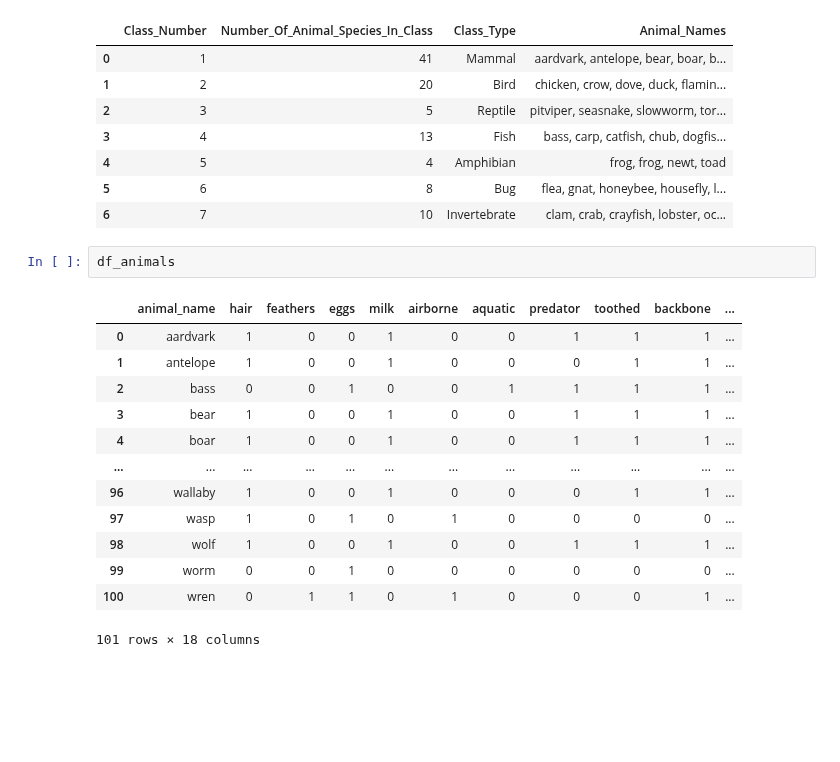
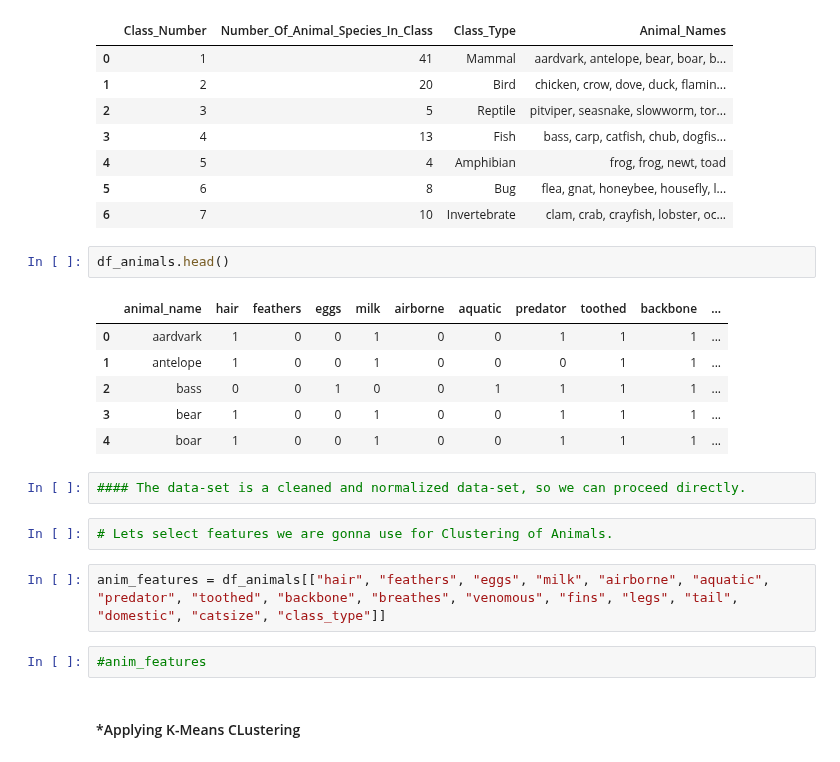
Before and after one commit to tundraparisi/dscoding-projects, a Jupyter notebook: Akash.Mittal/src/zoodata.ipynb, the cells around one changed output. Drawn from its saved outputs; the diff is of its cells as text; blank space fills up the shorter version.

```diff
--- a/Akash.Mittal/src/zoodata.ipynb
+++ b/Akash.Mittal/src/zoodata.ipynb
@@ -41,18 +46,21 @@ df_zoo_class
 | 5 | 6 | 8 | Bug | flea, gnat, honeybee, housefly, l... |
 | 6 | 7 | 10 | Invertebrate | clam, crab, crayfish, lobster, oc... |
 # %%
-df_animals
+df_animals.head()
 # %% [output]
 |  | animal_name | hair | feathers | eggs | milk | airborne | aquatic | predator | toothed | backbone | ... |
 | 0 | aardvark | 1 | 0 | 0 | 1 | 0 | 0 | 1 | 1 | 1 | ... |
 | 1 | antelope | 1 | 0 | 0 | 1 | 0 | 0 | 0 | 1 | 1 | ... |
 | 2 | bass | 0 | 0 | 1 | 0 | 0 | 1 | 1 | 1 | 1 | ... |
 | 3 | bear | 1 | 0 | 0 | 1 | 0 | 0 | 1 | 1 | 1 | ... |
 | 4 | boar | 1 | 0 | 0 | 1 | 0 | 0 | 1 | 1 | 1 | ... |
-| ... | ... | ... | ... | ... | ... | ... | ... | ... | ... | ... | ... |
-| 96 | wallaby | 1 | 0 | 0 | 1 | 0 | 0 | 0 | 1 | 1 | ... |
-| 97 | wasp | 1 | 0 | 1 | 0 | 1 | 0 | 0 | 0 | 0 | ... |
-| 98 | wolf | 1 | 0 | 0 | 1 | 0 | 0 | 1 | 1 | 1 | ... |
-| 99 | worm | 0 | 0 | 1 | 0 | 0 | 0 | 0 | 0 | 0 | ... |
-| 100 | wren | 0 | 1 | 1 | 0 | 1 | 0 | 0 | 0 | 1 | ... |
-101 rows × 18 columns
+# %%
+#### The data-set is a cleaned and normalized data-set, so we can proceed directly.
+# %%
+# Lets select features we are gonna use for Clustering of Animals.
+# %%
+anim_features = df_animals[["hair", "feathers", "eggs", "milk", "airborne", "aquatic", "predator", "toothed", "backbone", "breathes", "venomous", "fins", "legs", "tail", "domestic", "catsize", "class_type"]]
+# %%
+#anim_features
+# %% [markdown]
+#### *Applying K-Means CLustering
```
Also changed, not shown: parts of 20 cells of this notebook.
